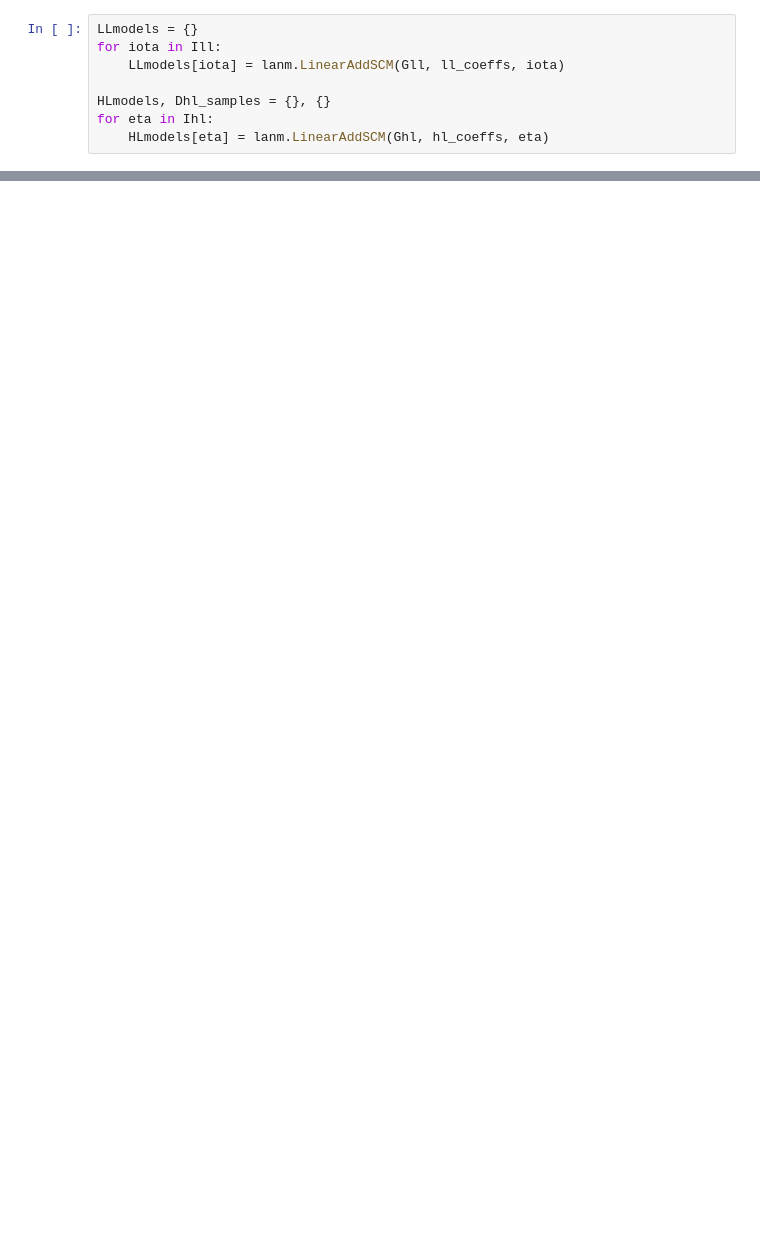
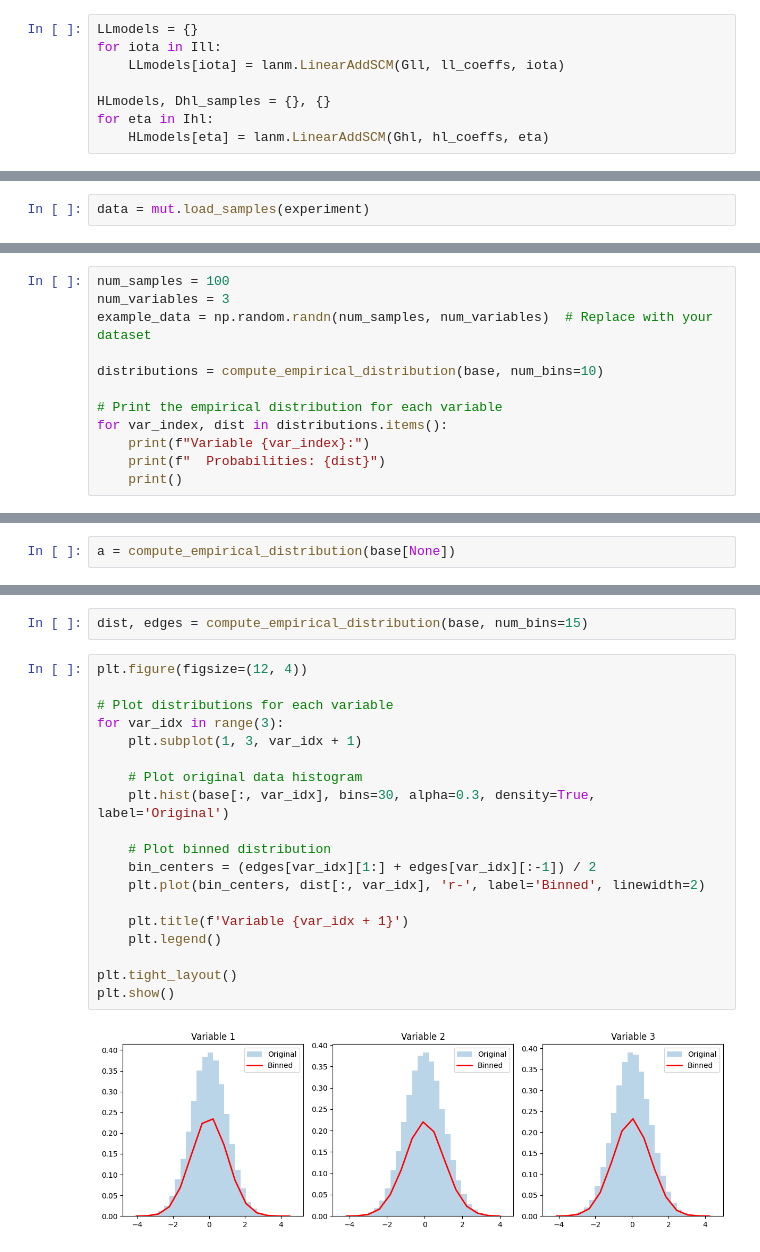
Before and after one commit to yfelekis/DiRoCA, a Jupyter notebook: erica_empirical_optimisation.ipynb, the cells around one changed output, grey strips where cells are left out. Cells and saved outputs as stored; diff of their text form; blank space fills up the shorter version.

```diff
--- a/erica_empirical_optimisation.ipynb
+++ b/erica_empirical_optimisation.ipynb
@@ -442,0 +225,2 @@ print("Optimized Phi:", Phi)
+# %%
+data = mut.load_samples(experiment)
@@ -442,0 +411,12 @@ print("Optimized Phi:", Phi)
+# %%
+num_samples = 100
+num_variables = 3
+example_data = np.random.randn(num_samples, num_variables)  # Replace with your dataset
+
+distributions = compute_empirical_distribution(base, num_bins=10)
+
+# Print the empirical distribution for each variable
+for var_index, dist in distributions.items():
+    print(f"Variable {var_index}:")
+    print(f"  Probabilities: {dist}")
+    print()
@@ -442,0 +437,2 @@ print("Optimized Phi:", Phi)
+# %%
+a = compute_empirical_distribution(base[None])
@@ -442,0 +476,23 @@ print("Optimized Phi:", Phi)
+# %%
+dist, edges = compute_empirical_distribution(base, num_bins=15)
+# %%
+plt.figure(figsize=(12, 4))
+
+# Plot distributions for each variable
+for var_idx in range(3):
+    plt.subplot(1, 3, var_idx + 1)
+
+    # Plot original data histogram
+    plt.hist(base[:, var_idx], bins=30, alpha=0.3, density=True, label='Original')
+
+    # Plot binned distribution
+    bin_centers = (edges[var_idx][1:] + edges[var_idx][:-1]) / 2
+    plt.plot(bin_centers, dist[:, var_idx], 'r-', label='Binned', linewidth=2)
+
+    plt.title(f'Variable {var_idx + 1}')
+    plt.legend()
+
+plt.tight_layout()
+plt.show()
+# %% [output]
+[figure, added]
```
Also changed, not shown: parts of 28 cells of this notebook, 15 other files.
